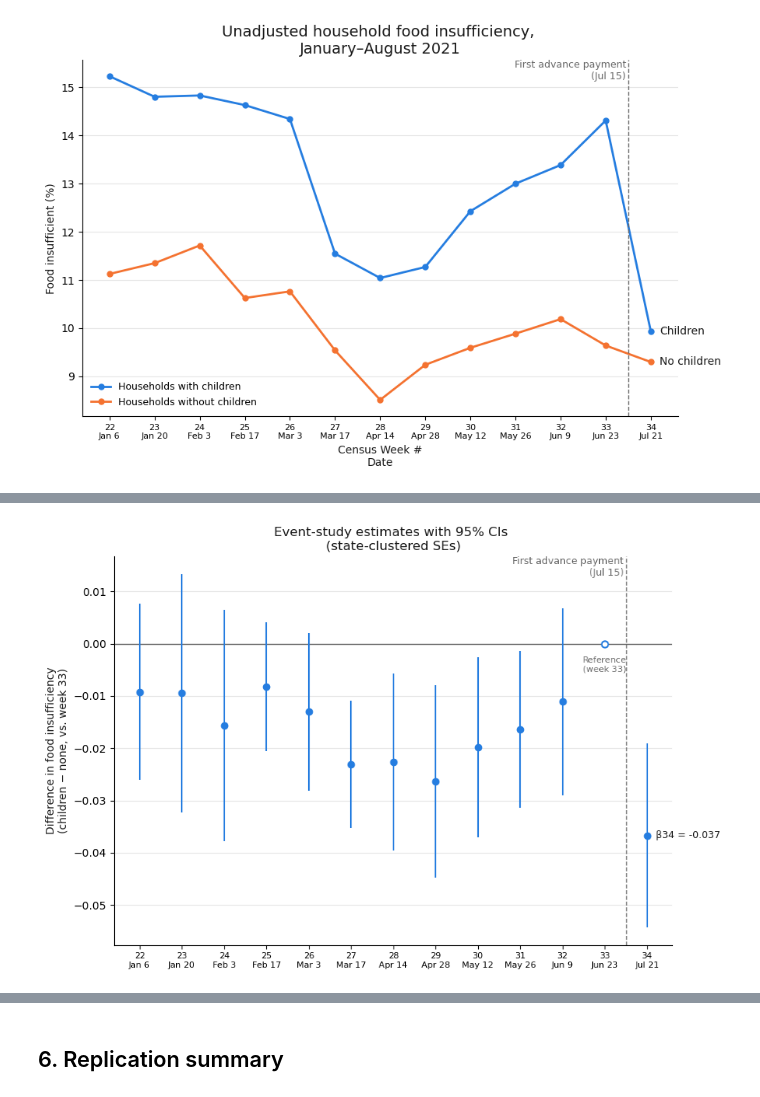
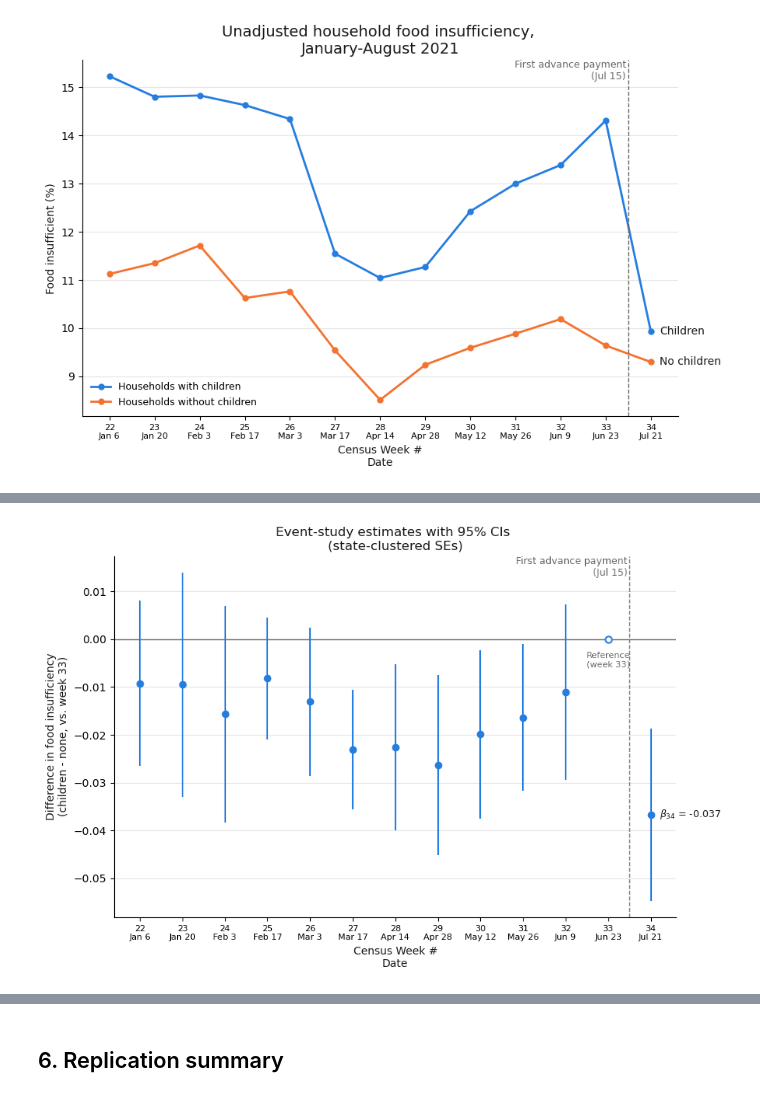
Before and after one commit to Roseyroseo/CTC-Food-Insufficiency, a Jupyter notebook: notebooks/replication.ipynb, the cells around one changed output, grey strips where cells are left out. Saved outputs shown, nothing was run; the diff lists cells and outputs as text; code cells hidden in the pictures.

Commit message:
Analysis replication

```diff
--- a/notebooks/replication.ipynb
+++ b/notebooks/replication.ipynb
@@ -43,6 +45,6 @@ print(f"{len(a):,} respondents | {a.state.nunique()} states | weeks {a.WEEK.min(
 Weighted share of households reporting food insufficiency, by wave and by whether children are present. This is the raw pattern the models formalize: if the payment mattered, the gap between the two lines should narrow in week 34.
 # %%
 rates = analysis.weighted_rates(a)
-rates["Gap (children − none)"] = rates["Children"] - rates["No children"]
+rates["Gap (children - none)"] = rates["Children"] - rates["No children"]
 rates.round(1)
 # %% [output]
@@ -75,13 +77,11 @@ ax.text(33.45, ax.get_ylim()[1], "First advance payment\n(Jul 15)", ha="right",
 ax.set_xticks(x, [f"{w}\n{analysis.WEEK_START[w]}" for w in x], fontsize=8)
 ax.set_ylabel("Food insufficient (%)", color=INK)
 ax.set_xlabel("Census Week #\nDate", color=INK)
-ax.set_title("Unadjusted household food insufficiency, \nJanuary–August 2021", loc="center", color=INK, fontsize=14)
+ax.set_title("Unadjusted household food insufficiency, \nJanuary-August 2021", loc="center", color=INK, fontsize=14)
 ax.grid(axis="y", color=GRID, lw=0.8); ax.set_axisbelow(True)
 for s in ("top", "right"): ax.spines[s].set_visible(False)
 ax.legend(frameon=False, loc="lower left", fontsize=9)
 fig.tight_layout()
-FIG_DIR = ROOT / "figures"
-FIG_DIR.mkdir(exist_ok=True)
 fig.savefig(FIG_DIR / "unadjusted_food_insufficiency.png", dpi=300, bbox_inches="tight")
 plt.show()
 # %% [output]
@@ -99,0 +110,5 @@ DiD (kids_post): -0.0221  95% CI -0.0340 to -0.0103  p = 0.0002   (paper: −0.0
+# %%
+# Comparison: the same model with statsmodels' normal-distribution p-values
+did_normal = analysis.fit_wls(analysis.did_formula(), a, use_t=False)
+print(f"p-value, t-distribution (50 df): {did.pvalues['kids_post']:.4f}")
+print(f"p-value, normal distribution:    {did_normal.pvalues['kids_post']:.4f}   (paper: .001)")
@@ -140,26 +172,25 @@ Joint test that weeks 22–32 coefficients are all zero: F = 3.46, p = 0.0013
 # %%
 t = es_table
 fig, ax = plt.subplots(figsize=(9, 6))
 ax.axhline(0, color=MUTED, lw=1)
 ax.axvline(33.5, color=MUTED, ls="--", lw=1)
 est = t[t.week != analysis.REF_WEEK]
 ax.errorbar(est.week, est.coef, yerr=[est.coef - est.lo, est.hi - est.coef], fmt="o", ms=6,
             color=BLUE, ecolor=BLUE, elinewidth=1.5, capsize=0)
 ax.plot([analysis.REF_WEEK], [0], "o", ms=6, mfc="white", mec=BLUE, mew=1.5)
 ax.annotate("Reference\n(week 33)", (analysis.REF_WEEK, 0), xytext=(0, -26), textcoords="offset points",
             ha="center", color=MUTED, fontsize=8)
-ax.annotate(f"β34 = {b34.coef:.3f}", (34, b34.coef), xytext=(8, 0), textcoords="offset points",
+ax.annotate(rf"$\beta_{{34}}$ = {b34.coef:.3f}", (34, b34.coef), xytext=(8, 0), textcoords="offset points",
             va="center", color=INK, fontsize=9)
 ax.text(33.45, ax.get_ylim()[1], "First advance payment\n(Jul 15)", ha="right", va="top", color=MUTED, fontsize=9)
 ax.set_xticks(t.week, [f"{w}\n{s}" for w, s in zip(t.week, t.start)], fontsize=8)
-ax.set_ylabel("Difference in food insufficiency\n(children − none, vs. week 33)", color=INK)
+ax.set_ylabel("Difference in food insufficiency\n(children - none, vs. week 33)", color=INK)
+ax.set_xlabel("Census Week #\nDate", color=INK)
 ax.set_title("Event-study estimates with 95% CIs \n(state-clustered SEs)", loc="center", color=INK)
 ax.grid(axis="y", color=GRID, lw=0.8); ax.set_axisbelow(True)
 for s in ("top", "right"): ax.spines[s].set_visible(False)
 fig.tight_layout()
-FIG_DIR = ROOT / "figures"
-FIG_DIR.mkdir(exist_ok=True)
 fig.savefig(FIG_DIR / "event_study_estimates.png", dpi=300, bbox_inches="tight")
 plt.show()
 # %% [output]
-[figure, old version]
+[figure, new version]
```
Also changed, not shown: parts of 26 cells of this notebook, 4 other files.
